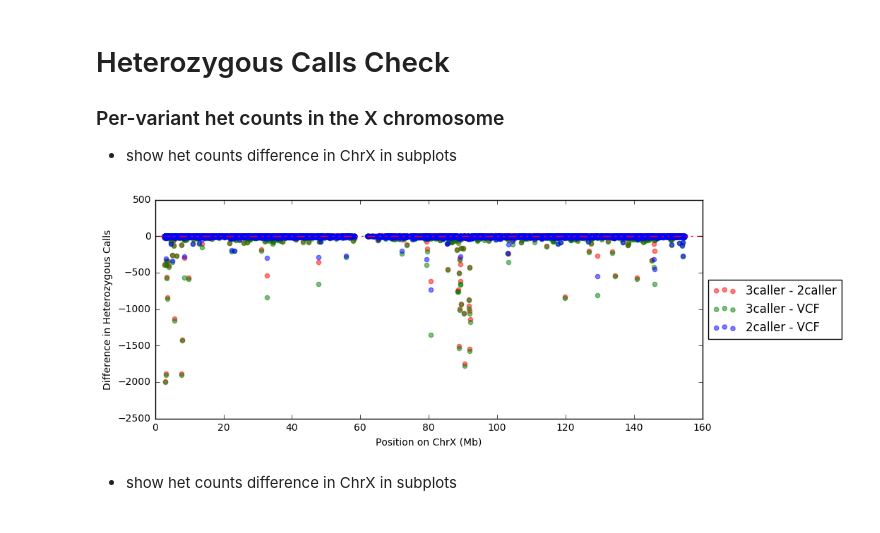
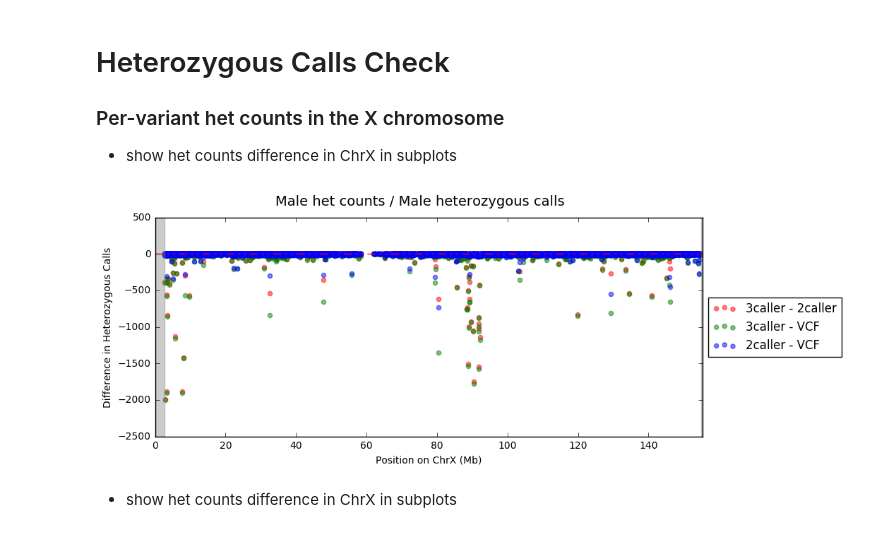
Before and after one commit to danfengc/concordance_check, a Jupyter notebook: notebook/het_count.ipynb, the cells around one changed output. Cells and saved outputs as stored; diff of their text form; code cells hidden in the pictures.

Commit message:
tweaks on plots

```diff
--- a/notebook/het_count.ipynb
+++ b/notebook/het_count.ipynb
@@ -179,39 +179,76 @@ groupbysnp_allX['position_in_mb'] = groupbysnp_allX['position'].apply(lambda x:
 
 ### Per-variant het counts in the X chromosome
 - show het counts difference in ChrX in subplots
+# %%
+#      PAR#1	X	60,001	2,699,520
+#      PAR#2	X	154,931,044	155,260,560
+#      PAR#1	Y	10,001	2,649,520
+#      PAR#2	Y	59,034,050	59,363,566
+#      the length of Y chromosome: 57,227,415
+#      the length of X chromosome: 156,040,895
+
+x_PAR1_start = 60001 / 1000000.0
+x_PAR1_end = 2699520 / 1000000.0
+x_PAR2_start = 154931044 / 1000000.0
+x_PAR2_end = 155260560 / 1000000.0
+y_PAR1_start = 10001 / 1000000.0
+y_PAR1_end = 2649520 / 1000000.0
+y_PAR2_start = 59034050 / 1000000.0
+y_PAR2_end = 59363566 / 1000000.0
+
+x_len = 155270560/ 1000000.0
+y_len = 59373566 / 1000000.0
 # %%
 import matplotlib.pyplot as plt
 %matplotlib inline
 
+#      Could you shade in the hg19 PAR regions for X and Y?
+
 plt.figure(num=None, figsize=(10, 4), dpi=80, facecolor='w', edgecolor='k')
+
+plt.axvspan(x_PAR1_start,
+            x_PAR1_end,
+            alpha=0.4,
+            color='grey')
+
+plt.axvspan(x_PAR2_start,
+            x_PAR2_end,
+            alpha=0.4,
+            color='grey')
+
 plt.scatter(groupbysnp_allX['position_in_mb'],
             groupbysnp_allX['diff_3caller_2caller'],
             color='red',
             alpha=0.5,
             label='3caller - 2caller')
 
 plt.scatter(groupbysnp_allX['position_in_mb'],
             groupbysnp_allX['diff_3caller_vcf'],
             color='green',
             alpha=0.5,
             label='3caller - VCF')
 
 plt.scatter(groupbysnp_allX['position_in_mb'],
             groupbysnp_allX['diff_2caller_vcf'],
             color = 'blue',
             alpha=0.5,
             label='2caller - VCF')
 
+
+
+
+
 plt.axhline(0, color='red',
             dashes=[8, 4, 2, 4, 2, 4])
 
-plt.xlim(0, 160)
+plt.xlim(0, x_len)
 plt.xlabel("Position on ChrX (Mb)")
 plt.ylabel("Difference in Heterozygous Calls")
+plt.suptitle("Male het counts / Male heterozygous calls", fontsize=14)
 plt.legend(loc='center left', bbox_to_anchor=(1, 0.5))
-plt.savefig('het_x_per_snp_sameplot.pdf', figsize=(12, 4), dpi=80, bbox_inches='tight')
+plt.savefig('/Users/danfengc/projects/VCF GWAS concordance/concordance_check/plots/het_x_per_snp_sameplot.pdf', figsize=(12, 4), dpi=80, bbox_inches='tight')
 # %% [output]
-[figure, old version]
+[figure, new version]
 # %% [markdown]
 - show het counts difference in ChrX in subplots
 # %%
```
Also changed, not shown: parts of 11 cells of this notebook, 14 other files.
